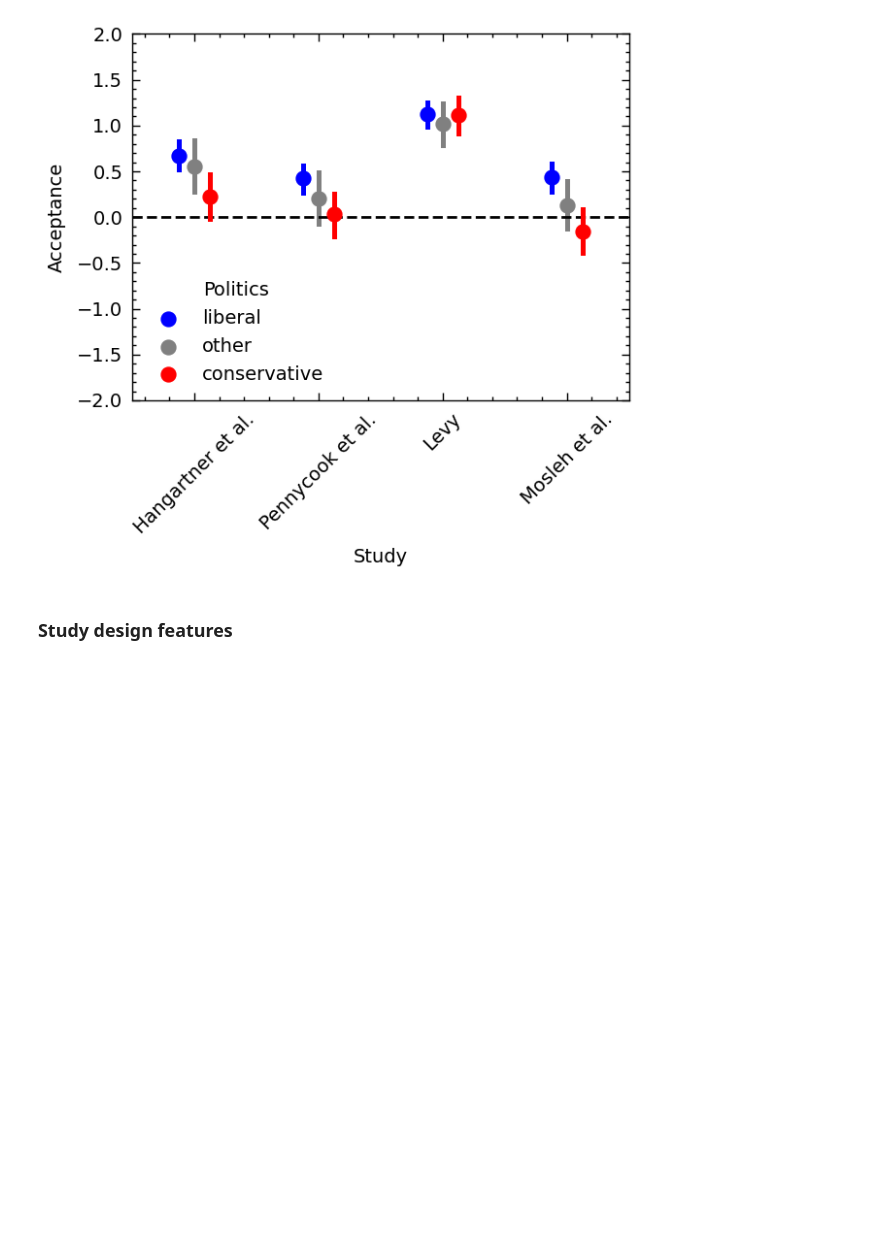
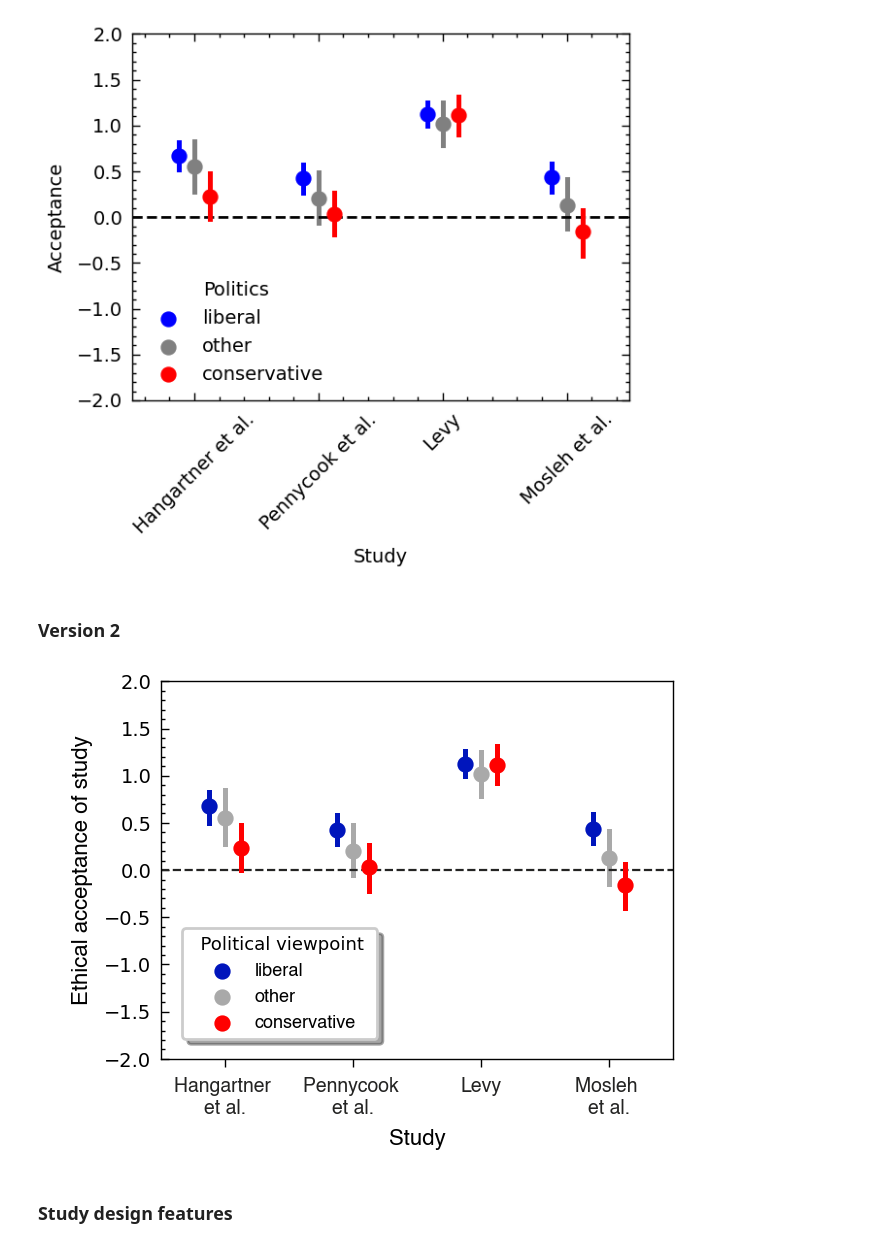
Before and after one commit to vincejstraub/article-digex-survey, a Jupyter notebook: code/notebooks/03-digex-exploratory-analysis.ipynb, the cells around one changed output. Saved outputs shown, nothing was run; the diff lists cells and outputs as text; code cells hidden in the pictures; blank space fills up the shorter version.

```diff
--- a/code/notebooks/03-digex-exploratory-analysis.ipynb
+++ b/code/notebooks/03-digex-exploratory-analysis.ipynb
@@ -308,6 +395,59 @@ plt.axhline(0, linestyle="--", linewidth=1, color="black")
 plt.show()
 # %% [output]
 [figure]
+# %% [markdown]
+### Version 2
+# %%
+# Use seaborn's pointplot function to create the error plot
+sns.pointplot(x="Study", y="value", hue="Politics", data=study_comparison, dodge=0.25, join=False,
+              palette={"liberal": "#0015BC", "conservative": "#FF0000", "other": "darkgrey"})
+
+# Get the current tick locations and labels
+xticks, xticklabels = plt.xticks()
+
+# New x axis labels
+xlabels = ['Hangartner \net al.', 'Pennycook \net al.', 'Levy', 'Mosleh \net al.']
+
+# Set the tick labels to be rotated by 45 degrees
+plt.xticks(xticks, xlabels, rotation=0, fontsize=7, font='Helvetica', color='#242423')
+
+# Adjust the y axis
+plt.ylim(-2, 2)
+plt.ylabel("\nEthical acceptance of study", font='Helvetica', fontsize=8)
+
+# Add a thin, dashed, horizontal line through 0 on the y-axis using the axhline function
+plt.axhline(0, linestyle="--", linewidth=.8, color="#242423")
+
+# Remove tick labels
+plt.tick_params(
+    axis='x',          # changes apply to the x-axis
+    which='minor',      # both major and minor ticks are affected
+    bottom=False,      # ticks along the bottom edge are off
+    top=False,         # ticks along the top edge are off
+    labelbottom=True) # labels along the bottom edge are off
+
+plt.tick_params(
+    axis='x',          # changes apply to the x-axis
+    which='major',     # both major and minor ticks are affected
+    bottom=True,       # ticks along the bottom edge are off
+    top=False,         # ticks along the top edge are off
+    direction="out")
+
+plt.tick_params(
+    axis='y',          # changes apply to the x-axis
+    which='both',      # both major and minor ticks are affected
+    right=False,       # ticks along the bottom edge are off
+    top=False)         # ticks along the top edge are off
+
+plt.xlabel('Study', fontsize=8, color='black', font='Helvetica')
+
+plt.legend(title="  Political viewpoint ", bbox_to_anchor=(0.44, 0.37),
+           ncol=1, fancybox=True, shadow=True, frameon=True, title_fontsize=6.5,
+           prop={"family":"Helvetica", "size":6.5})
+
+plt.savefig('../reports/figures/ic2s2-fig1b.png', bbox_inches='tight', dpi=300)
+# %% [output]
+[figure, added]
 # %% [markdown]
 ### Study design features
 # %% [markdown]
```
Also changed, not shown: parts of 8 cells of this notebook, 6 other files.
